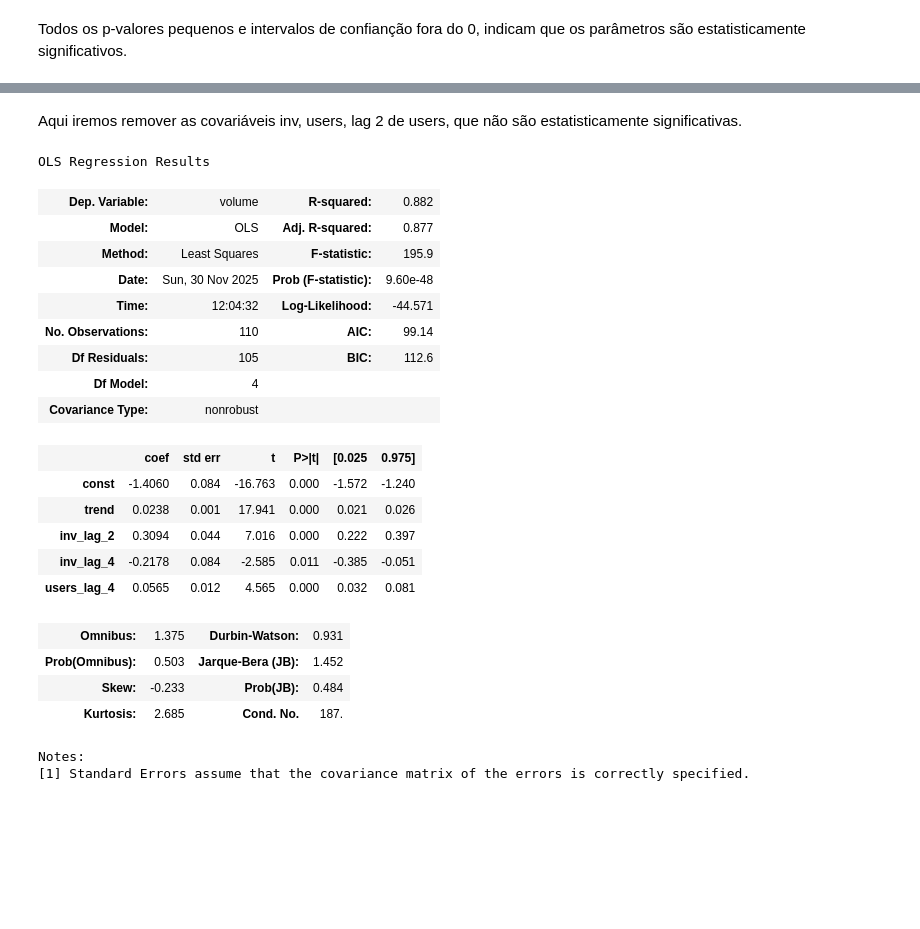
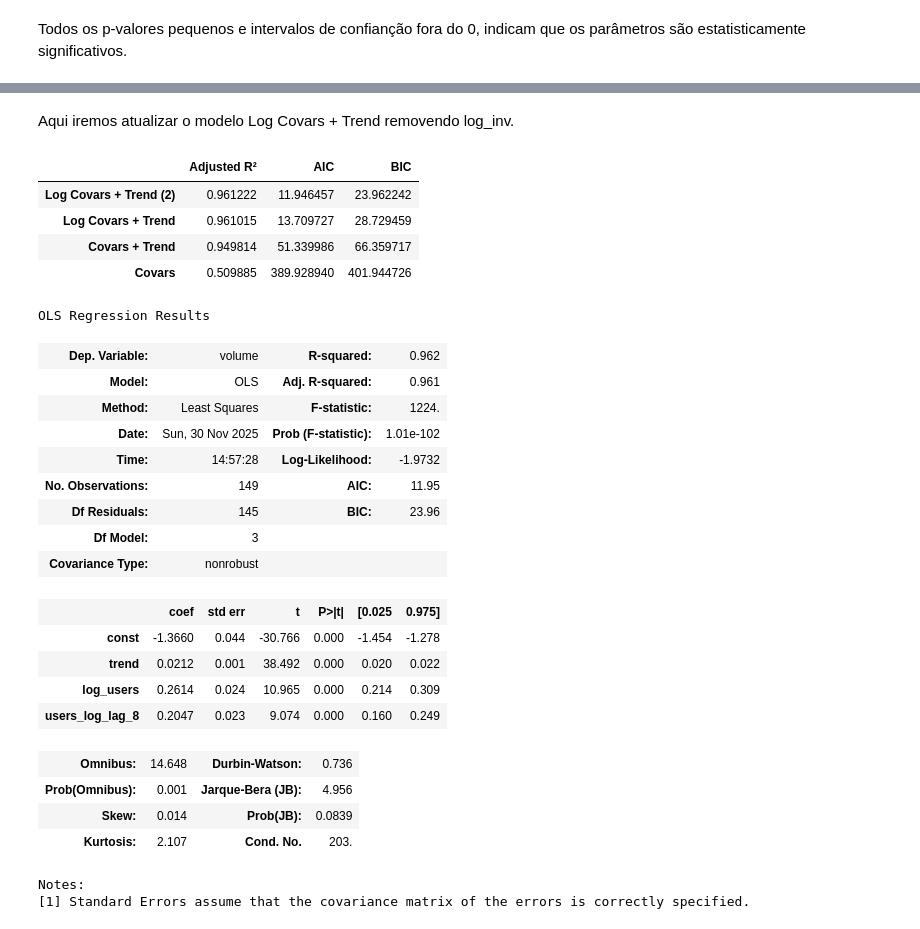
Before and after one commit to kauanmaf/Time-Series-A2, a Jupyter notebook: reg_lin_a2.ipynb, the cells around one changed output, grey strips where cells are left out. Cells and saved outputs as stored; diff of their text form; code cells hidden in the pictures; blank space fills up the shorter version.

```diff
--- a/reg_lin_a2.ipynb
+++ b/reg_lin_a2.ipynb
@@ -496,49 +293,62 @@ OLS Regression Results
 Notes:
 [1] Standard Errors assume that the covariance matrix of the errors is correctly specified.
 # %% [markdown]
-Aqui iremos remover as covariáveis inv, users, lag 2 de users, que não são estatisticamente significativas.
+Aqui iremos atualizar o modelo Log Covars + Trend removendo log_inv.
 # %%
-models_cols = {
-    "Covars Lags": [
-        "trend",
-        "inv_lag_2",
-        "inv_lag_4",
-        "users_lag_4",
-    ],
-}
+log_models = {}
+
+predictions = {}
+models = {}
+
+models_cols.update({
+    "Log Covars + Trend (2)": ["trend", "log_users", "users_log_lag_8"],
+})
+
+results = {}
 
 for model_name, cols in models_cols.items():
-    X_train_model = sm.add_constant(X_train[cols])
-    X_test_model = sm.add_constant(X_test[cols])
+    X_model = sm.add_constant(X[cols])
 
-    model = sm.OLS(y_log_train, X_train_model).fit()
+    model = sm.OLS(y_log, X_model).fit()
     log_models[model_name] = model
 
-    y_log_pred = model.predict(X_test_model)
-    y_pred_exp = np.exp(y_log_pred)
-    predictions[model_name + " (log)"] = y_pred_exp
+    metrics = {}
+
+    metrics["Adjusted R²"] = log_models[model_name].rsquared_adj
+    metrics["AIC"] = log_models[model_name].aic
+    metrics["BIC"] = log_models[model_name].bic
+
+    results[model_name] = metrics
+
+results_df = pd.DataFrame(results).T
+display(results_df.sort_values(by="Adjusted R²", ascending=False))
+# %% [output]
+|  | Adjusted R² | AIC | BIC |
+| Log Covars + Trend (2) | 0.961222 | 11.946457 | 23.962242 |
+| Log Covars + Trend | 0.961015 | 13.709727 | 28.729459 |
+| Covars + Trend | 0.949814 | 51.339986 | 66.359717 |
+| Covars | 0.509885 | 389.928940 | 401.944726 |
 # %%
-log_models["Covars Lags"].summary()
+log_models["Log Covars + Trend (2)"].summary()
 # %% [output]
 OLS Regression Results
-| Dep. Variable: | volume | R-squared: | 0.882 |
-| Model: | OLS | Adj. R-squared: | 0.877 |
-| Method: | Least Squares | F-statistic: | 195.9 |
-| Date: | Sun, 30 Nov 2025 | Prob (F-statistic): | 9.60e-48 |
-| Time: | 12:04:32 | Log-Likelihood: | -44.571 |
-| No. Observations: | 110 | AIC: | 99.14 |
-| Df Residuals: | 105 | BIC: | 112.6 |
-| Df Model: | 4 |  |  |
+| Dep. Variable: | volume | R-squared: | 0.962 |
+| Model: | OLS | Adj. R-squared: | 0.961 |
+| Method: | Least Squares | F-statistic: | 1224. |
+| Date: | Sun, 30 Nov 2025 | Prob (F-statistic): | 1.01e-102 |
+| Time: | 14:57:28 | Log-Likelihood: | -1.9732 |
+| No. Observations: | 149 | AIC: | 11.95 |
+| Df Residuals: | 145 | BIC: | 23.96 |
+| Df Model: | 3 |  |  |
 | Covariance Type: | nonrobust |  |  |
 |  | coef | std err | t | P>|t| | [0.025 | 0.975] |
-| const | -1.4060 | 0.084 | -16.763 | 0.000 | -1.572 | -1.240 |
-| trend | 0.0238 | 0.001 | 17.941 | 0.000 | 0.021 | 0.026 |
-| inv_lag_2 | 0.3094 | 0.044 | 7.016 | 0.000 | 0.222 | 0.397 |
-| inv_lag_4 | -0.2178 | 0.084 | -2.585 | 0.011 | -0.385 | -0.051 |
-| users_lag_4 | 0.0565 | 0.012 | 4.565 | 0.000 | 0.032 | 0.081 |
+| const | -1.3660 | 0.044 | -30.766 | 0.000 | -1.454 | -1.278 |
+| trend | 0.0212 | 0.001 | 38.492 | 0.000 | 0.020 | 0.022 |
+| log_users | 0.2614 | 0.024 | 10.965 | 0.000 | 0.214 | 0.309 |
+| users_log_lag_8 | 0.2047 | 0.023 | 9.074 | 0.000 | 0.160 | 0.249 |
-| Omnibus: | 1.375 | Durbin-Watson: | 0.931 |
-| Prob(Omnibus): | 0.503 | Jarque-Bera (JB): | 1.452 |
-| Skew: | -0.233 | Prob(JB): | 0.484 |
-| Kurtosis: | 2.685 | Cond. No. | 187. |
+| Omnibus: | 14.648 | Durbin-Watson: | 0.736 |
+| Prob(Omnibus): | 0.001 | Jarque-Bera (JB): | 4.956 |
+| Skew: | 0.014 | Prob(JB): | 0.0839 |
+| Kurtosis: | 2.107 | Cond. No. | 203. |
 Notes:
 [1] Standard Errors assume that the covariance matrix of the errors is correctly specified.
```
Also changed, not shown: parts of 34 cells of this notebook.
